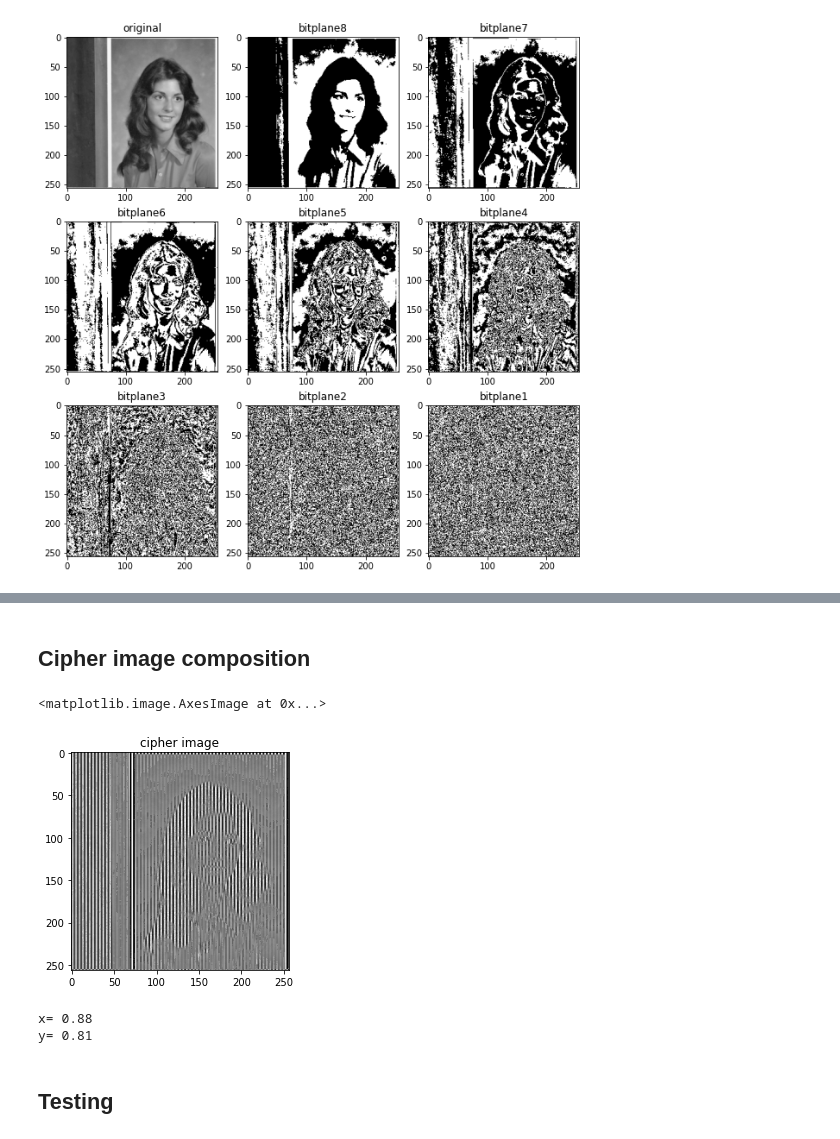
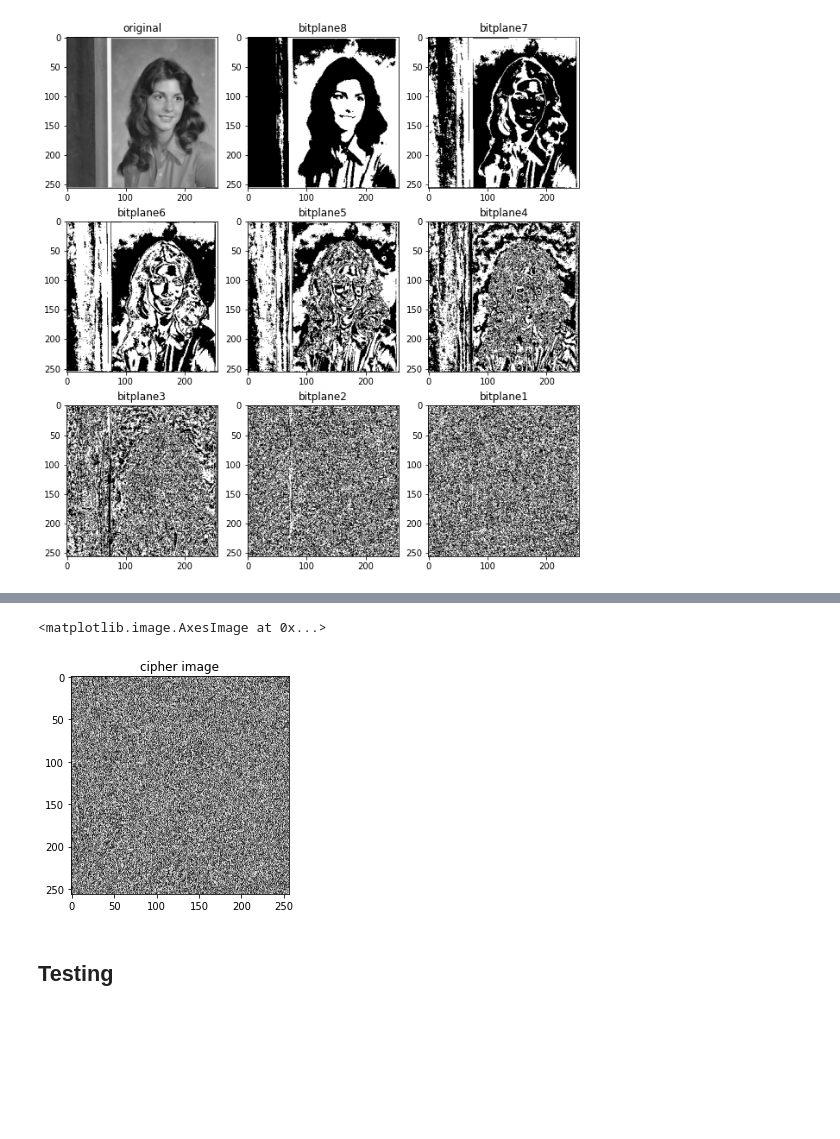
Before and after one commit to suvasish114/Non-Adaptive-Partial-Image-Encryption, a Jupyter notebook: sender.ipynb, the cells around one changed output, grey strips where cells are left out. Drawn from its saved outputs; the diff is of its cells as text; code cells hidden in the pictures; blank space fills up the shorter version.

```diff
--- a/sender.ipynb
+++ b/sender.ipynb
@@ -111,2 +57,0 @@ plt.subplots_adjust(bottom=.01, right=2, top=1.4)
-# %% [markdown]
-## Cipher image composition
@@ -116,18 +58,20 @@ cipher_image = cipher_image_composition(bitplane_images, height, width)
-# %%
-# write the output image
-cv.imwrite('cipherImage.tiff', cipher_image)
-plt.title('cipher image')
-plt.imshow(cipher_image, cmap='gray', vmin=0, vmax=255)
-# %% [output]
-<matplotlib.image.AxesImage at 0x...>
-[figure, removed]
-# %%
-# last generated values of x, y and u
-print('x= {}'.format(x))
-print('y= {}'.format(y))
-# %% [output]
-x= 0.88
-y= 0.81
+# %%
+# CCCBG
+diffusion_range = 5
+cccbg = CCCBG(.5, .7)
+
+mats = []
+for i in range(diffusion_range):
+    bitplane_images[i] = cv.bitwise_xor(cccbg.generateMatrix(height, width), bitplane_images[i])
+    mats.append(cccbg.generateMatrix(height, width))
+
+cv.imwrite('cipherImage.tiff', cipher_image)
+cipher_image = cipher_image_composition(bitplane_images, height, width)
+plt.title('cipher image')
+plt.imshow(cipher_image, cmap='gray')
+# %% [output]
+<matplotlib.image.AxesImage at 0x...>
+[figure, added]
 # %% [markdown]
 ## Testing
 # %%
```
Also changed, not shown: parts of 10 cells of this notebook, 1 other file.
